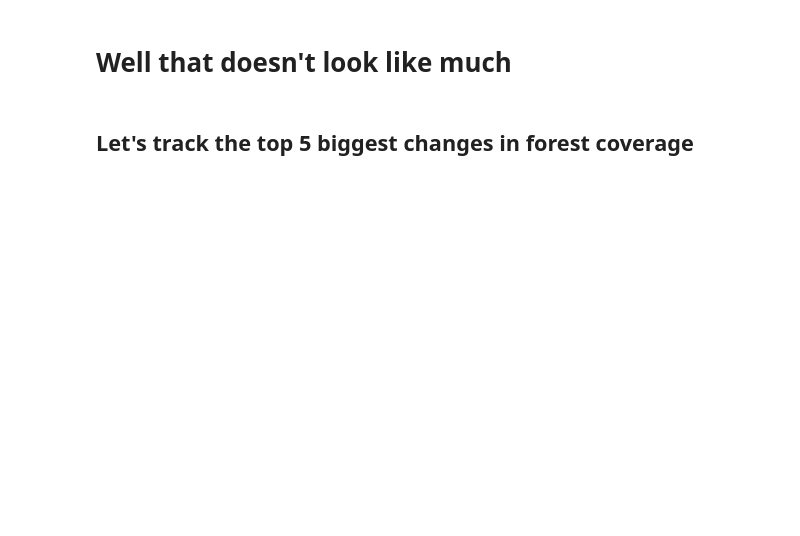
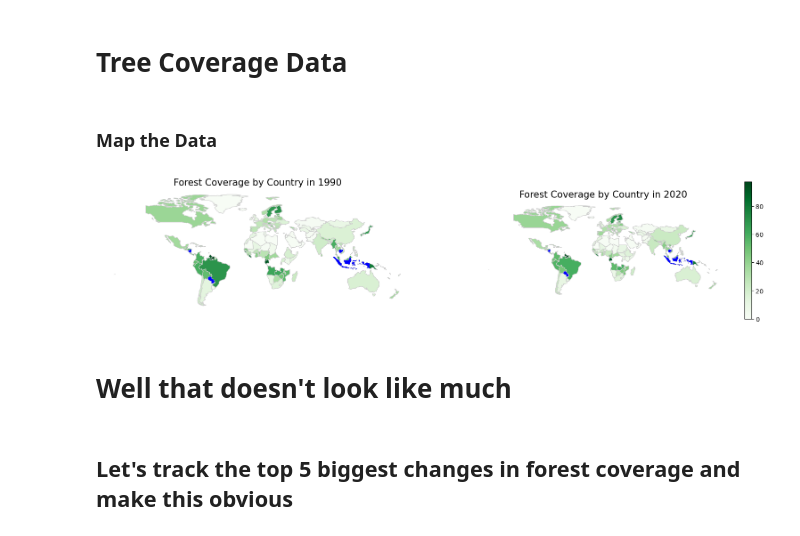
Before and after one commit to TylerRyan16/climate_change_data, a Jupyter notebook: DataStory.ipynb, the cells around one changed output. Drawn from its saved outputs; the diff is of its cells as text; code cells hidden in the pictures; blank space fills up the shorter version.

```diff
--- a/DataStory.ipynb
+++ b/DataStory.ipynb
@@ -147,0 +115,2 @@ plt.show()
+# %% [markdown]
+# Tree Coverage Data
@@ -148,7 +121,43 @@ plt.show()
+# %% [markdown]
+### Map the Data
+# %%
+world = gpd.read_file('world/world_lowres.shp')
+
+# Merge the world GeoDataFrame with trees_df on 'Country Name'
+merged = world.merge(trees_df, how='left', left_on='ADMIN', right_on='Country Name')
+
+highlight_countries = ['Nicaragua', 'Paraguay', 'Gambia, The Country', 'Cambodia', 'Indonesia']
+
+# Create a new column for color
+merged['color'] = merged['ADMIN'].apply(lambda x: 'blue' if x in highlight_countries else 'green')
+
+# Create a figure with two subplots for side-by-side display
+fig, (ax1, ax2) = plt.subplots(1, 2, figsize=(20, 4))
+
+# Plot the map for 1990
+merged.plot(column="Forest Area 1990", cmap='Greens', linewidth=0.8, ax=ax1, edgecolor='0.8', legend=False)
+ax1.set_title('Forest Coverage by Country in 1990', fontdict={'fontsize': '15', 'fontweight': '3'})
+ax1.axis('off')
+
+# Highlight specific countries
+merged[merged['ADMIN'].isin(highlight_countries)].plot(ax=ax1, color='blue')
+
+# Plot the map for 2020
+merged.plot(column="Forest Area 2020", cmap='Greens', linewidth=0.8, ax=ax2, edgecolor='0.8', legend=True)
+ax2.set_title('Forest Coverage by Country in 2020', fontdict={'fontsize': '15', 'fontweight': '3'})
+ax2.axis('off')
+
+# Highlight specific countries in 2020
+merged[merged['ADMIN'].isin(highlight_countries)].plot(ax=ax2, color='blue')
+
+# Display both plots side by side
+plt.show()
+# %% [output]
+[figure, added]
 # %% [markdown]
 # Well that doesn't look like much
 # %% [markdown]
-## Let's track the top 5 biggest changes in forest coverage
+## Let's track the top 5 biggest changes in forest coverage and make this obvious
 # %%
 # Calculate the difference between Forest Area 2020 and Forest Area 1990
 trees_df['Difference 1990-2020'] = trees_df['Forest Area 2020'] - trees_df['Forest Area 1990']
```
Also changed, not shown: parts of 48 cells of this notebook, 10 other files.
